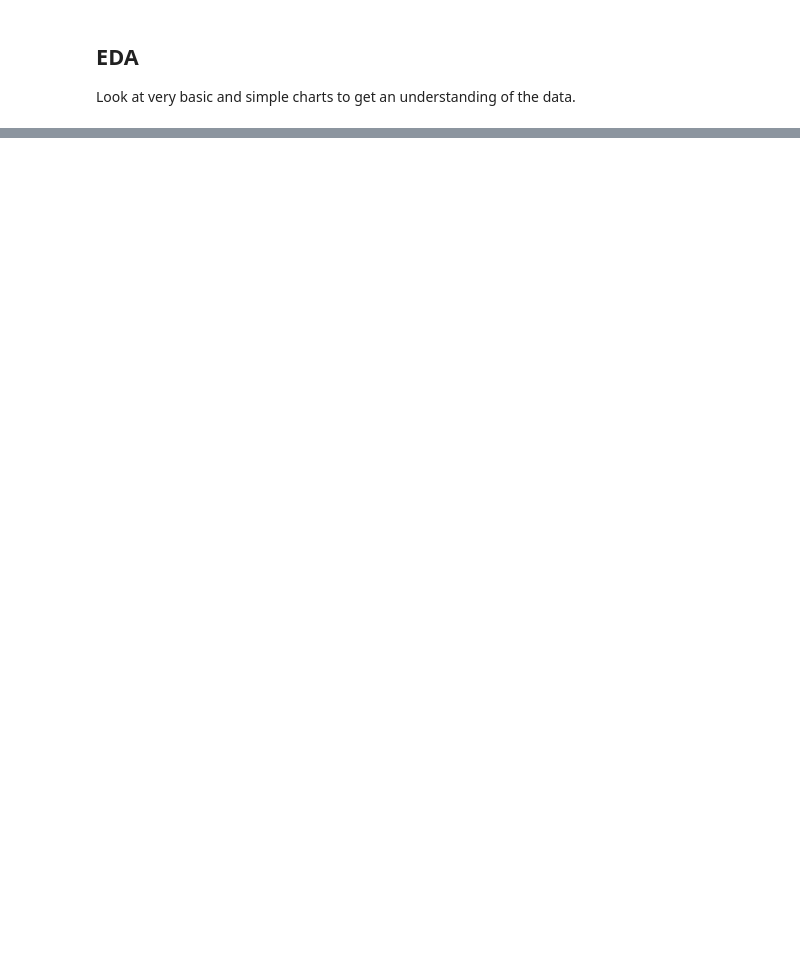
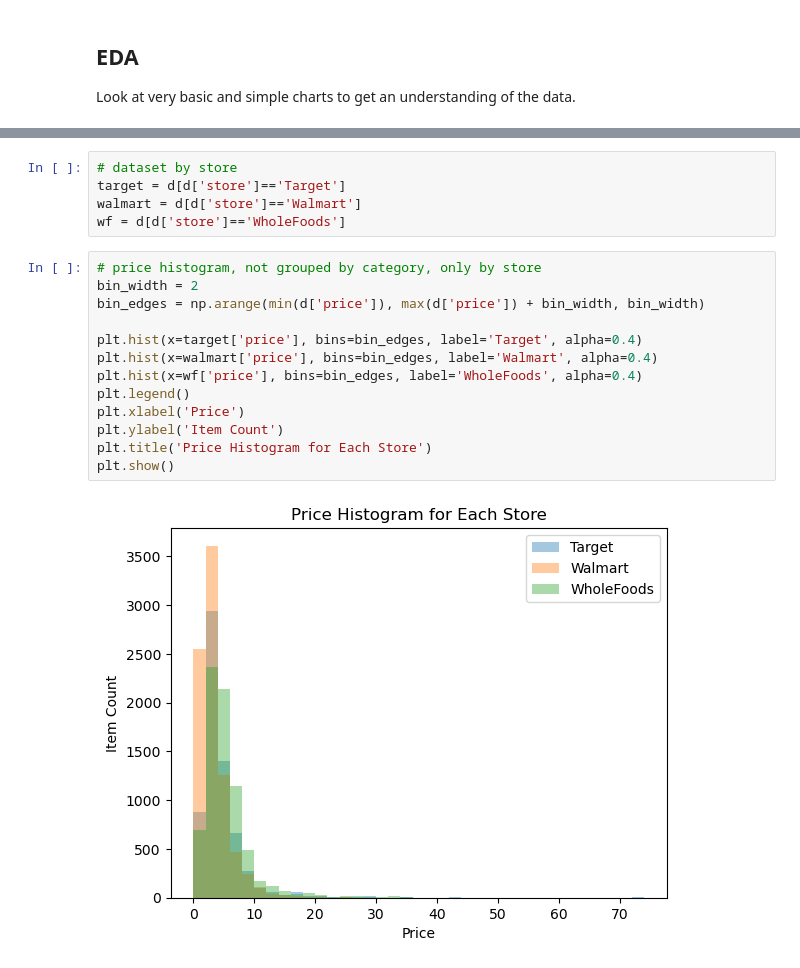
Before and after one commit to gkao25/grocerydb-viz, a Jupyter notebook: notebook.ipynb, the cells around one changed output, grey strips where cells are left out. Saved outputs shown, nothing was run; the diff lists cells and outputs as text; blank space fills up the shorter version.

```diff
--- a/notebook.ipynb
+++ b/notebook.ipynb
@@ -65,0 +159,20 @@ plt.show()
+# %%
+# dataset by store
+target = d[d['store']=='Target']
+walmart = d[d['store']=='Walmart']
+wf = d[d['store']=='WholeFoods']
+# %%
+# price histogram, not grouped by category, only by store
+bin_width = 2
+bin_edges = np.arange(min(d['price']), max(d['price']) + bin_width, bin_width)
+
+plt.hist(x=target['price'], bins=bin_edges, label='Target', alpha=0.4)
+plt.hist(x=walmart['price'], bins=bin_edges, label='Walmart', alpha=0.4)
+plt.hist(x=wf['price'], bins=bin_edges, label='WholeFoods', alpha=0.4)
+plt.legend()
+plt.xlabel('Price')
+plt.ylabel('Item Count')
+plt.title('Price Histogram for Each Store')
+plt.show()
+# %% [output]
+[figure, added]
```
Also changed, not shown: parts of 31 cells of this notebook, 1 other file.
